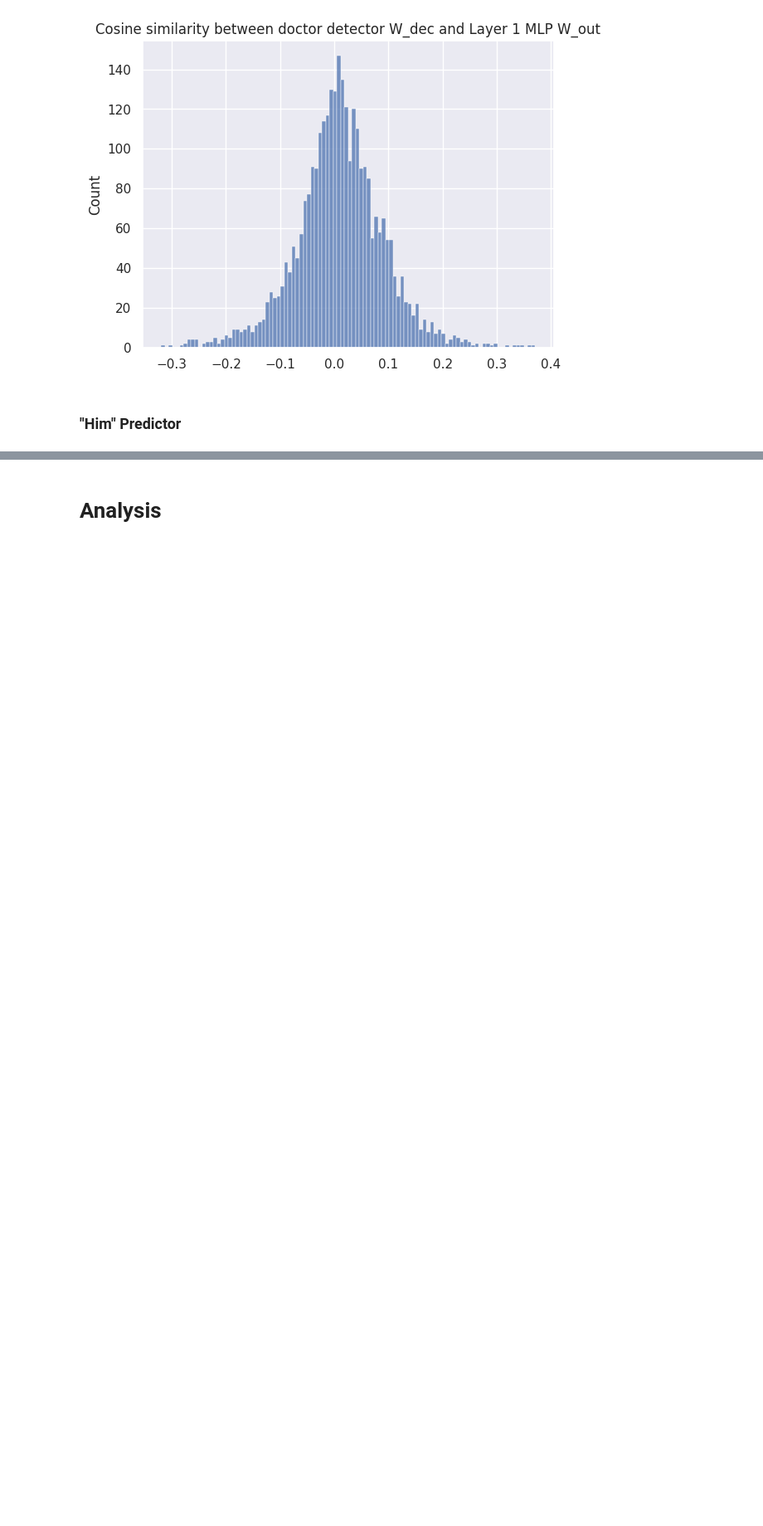
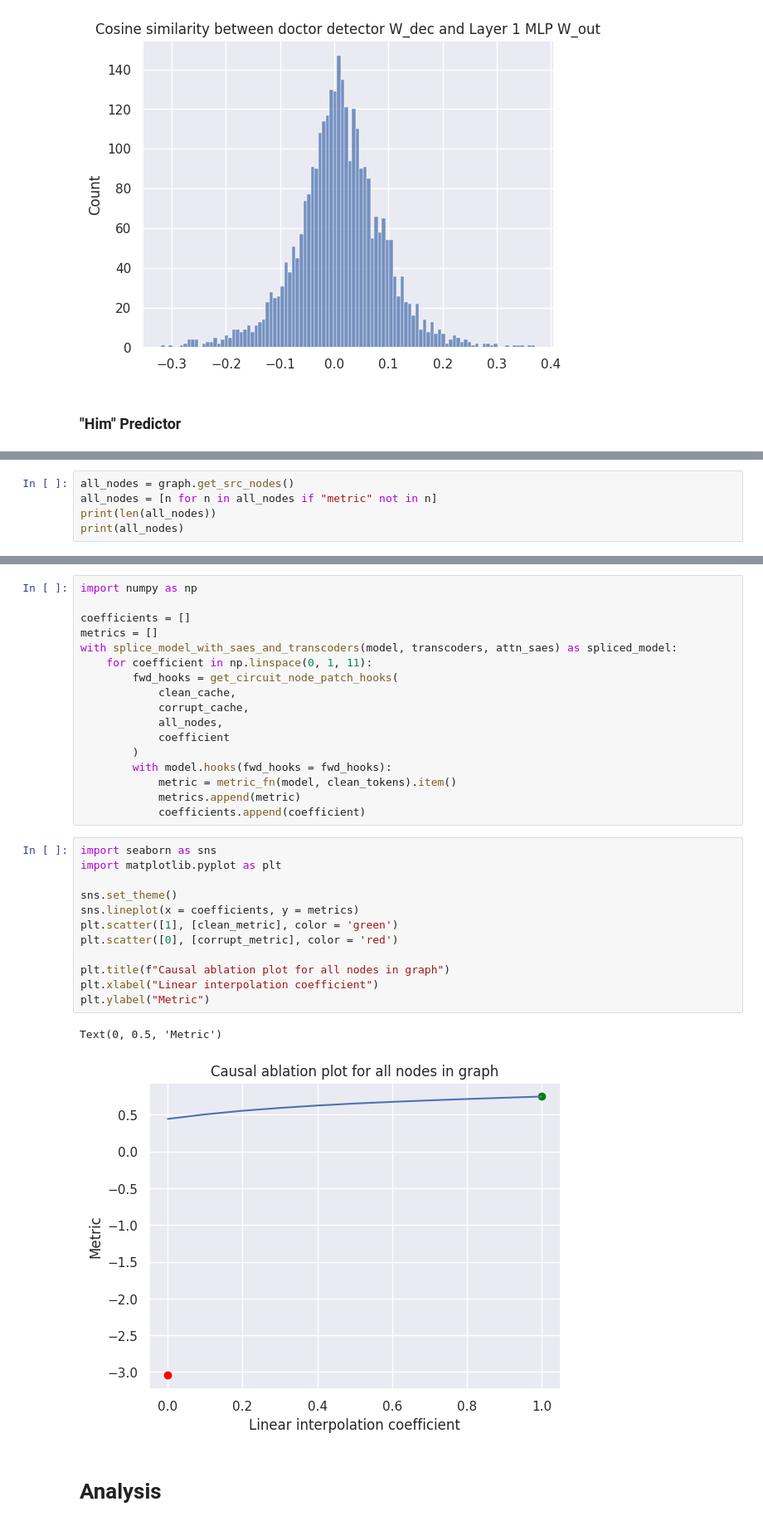
Before and after one commit to dtch1997/circuit-finder, a Jupyter notebook: circuit_finder/experiments/gender_bias.ipynb, the cells around one changed output, grey strips where cells are left out. Shown: that part at 83% size. Cells and saved outputs as stored; diff of their text form; blank space fills up the shorter version.

```diff
--- a/circuit_finder/experiments/gender_bias.ipynb
+++ b/circuit_finder/experiments/gender_bias.ipynb
@@ -442,0 +521,5 @@ Text(0.5, 1.0, 'Cosine similarity between doctor detector W_dec and Layer 1 MLP
+# %%
+all_nodes = graph.get_src_nodes()
+all_nodes = [n for n in all_nodes if "metric" not in n]
+print(len(all_nodes))
+print(all_nodes)
@@ -443,3 +529,35 @@ Text(0.5, 1.0, 'Cosine similarity between doctor detector W_dec and Layer 1 MLP
+# %%
+import numpy as np
+
+coefficients = []
+metrics = []
+with splice_model_with_saes_and_transcoders(model, transcoders, attn_saes) as spliced_model:
+    for coefficient in np.linspace(0, 1, 11):
+        fwd_hooks = get_circuit_node_patch_hooks(
+            clean_cache,
+            corrupt_cache,
+            all_nodes,
+            coefficient
+        )
+        with model.hooks(fwd_hooks = fwd_hooks):
+            metric = metric_fn(model, clean_tokens).item()
+            metrics.append(metric)
+            coefficients.append(coefficient)
+# %%
+import seaborn as sns
+import matplotlib.pyplot as plt
+
+sns.set_theme()
+sns.lineplot(x = coefficients, y = metrics)
+plt.scatter([1], [clean_metric], color = 'green')
+plt.scatter([0], [corrupt_metric], color = 'red')
+
+plt.title(f"Causal ablation plot for all nodes in graph")
+plt.xlabel("Linear interpolation coefficient")
+plt.ylabel("Metric")
+# %% [output]
+Text(0, 0.5, 'Metric')
+[figure, added]
 # %% [markdown]
 # Analysis
 # %%
```
Also changed, not shown: parts of 15 cells of this notebook.
